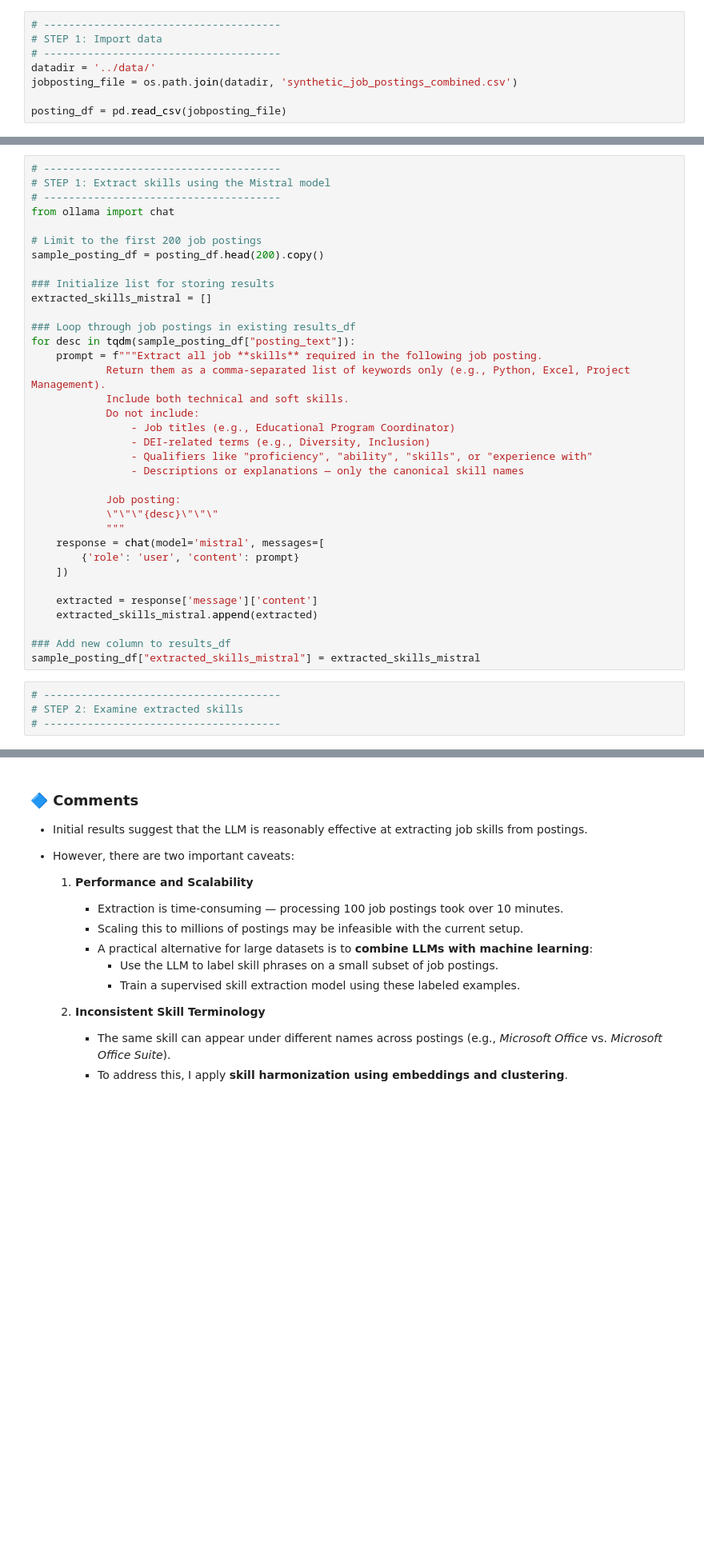
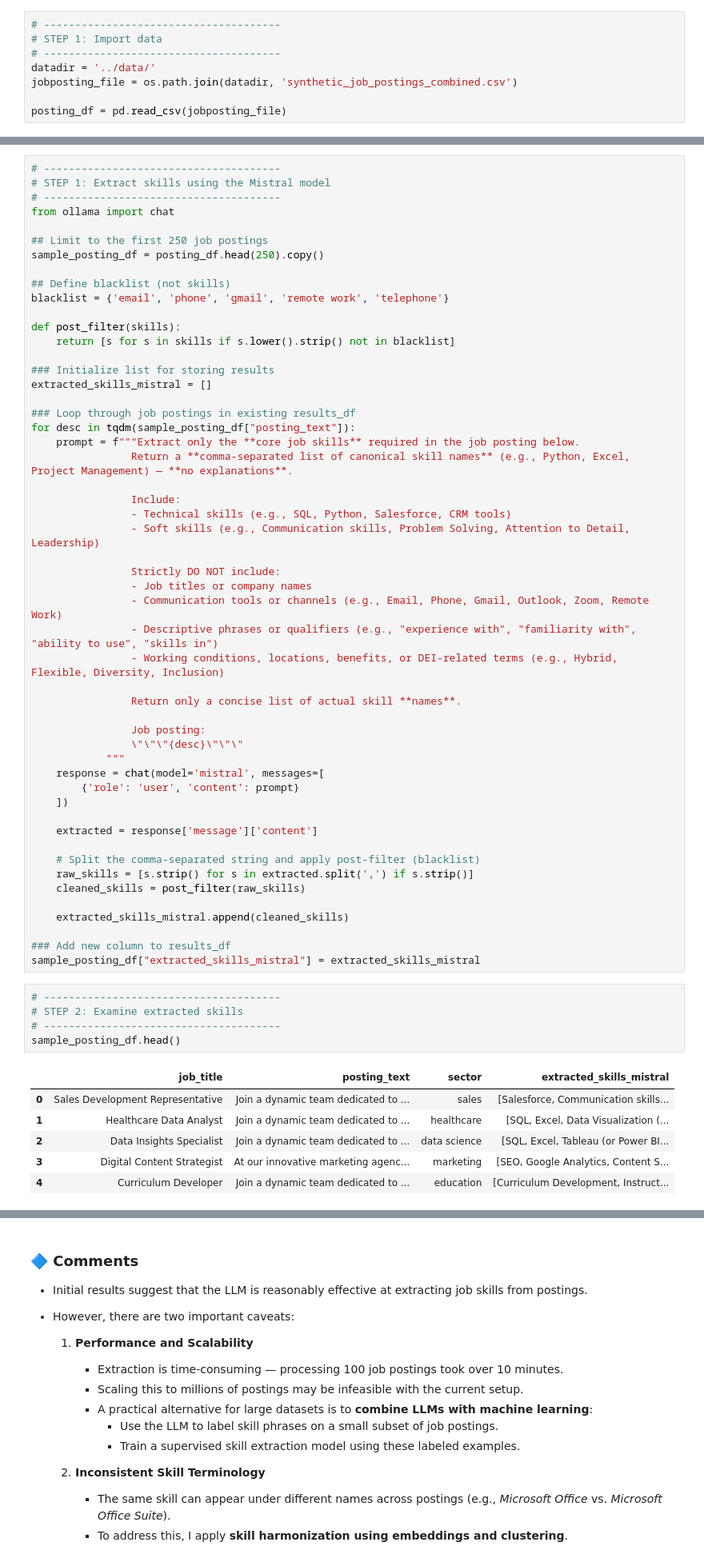
Before and after one commit to yukyungkoh/job-postings-data-project, a Jupyter notebook: 2_extract-job-skills/3_extract-job-skills_approach2-LLM.ipynb, the cells around one changed output, grey strips where cells are left out. Shown at 80% size. Saved outputs shown, nothing was run; the diff lists cells and outputs as text; blank space fills up the shorter version.

```diff
--- a/2_extract-job-skills/3_extract-job-skills_approach2-LLM.ipynb
+++ b/2_extract-job-skills/3_extract-job-skills_approach2-LLM.ipynb
@@ -57,36 +66,61 @@ len(posting_df)
 # --------------------------------------
 from ollama import chat
 
-# Limit to the first 200 job postings
-sample_posting_df = posting_df.head(200).copy()
+## Limit to the first 250 job postings
+sample_posting_df = posting_df.head(250).copy()
+
+## Define blacklist (not skills)
+blacklist = {'email', 'phone', 'gmail', 'remote work', 'telephone'}
+
+def post_filter(skills):
+    return [s for s in skills if s.lower().strip() not in blacklist]
 
 ### Initialize list for storing results
 extracted_skills_mistral = []
 
 ### Loop through job postings in existing results_df
 for desc in tqdm(sample_posting_df["posting_text"]):
-    prompt = f"""Extract all job **skills** required in the following job posting.
-            Return them as a comma-separated list of keywords only (e.g., Python, Excel, Project Management).
-            Include both technical and soft skills.
-            Do not include:
-                - Job titles (e.g., Educational Program Coordinator)
-                - DEI-related terms (e.g., Diversity, Inclusion)
-                - Qualifiers like "proficiency", "ability", "skills", or "experience with"
-                - Descriptions or explanations — only the canonical skill names
+    prompt = f"""Extract only the **core job skills** required in the job posting below.
+                Return a **comma-separated list of canonical skill names** (e.g., Python, Excel, Project Management) — **no explanations**.
 
-            Job posting:
-            \"\"\"{desc}\"\"\"
+                Include:
+                - Technical skills (e.g., SQL, Python, Salesforce, CRM tools)
+                - Soft skills (e.g., Communication skills, Problem Solving, Attention to Detail, Leadership)
+
+                Strictly DO NOT include:
+                - Job titles or company names
+                - Communication tools or channels (e.g., Email, Phone, Gmail, Outlook, Zoom, Remote Work)
+                - Descriptive phrases or qualifiers (e.g., "experience with", "familiarity with", "ability to use", "skills in")
+                - Working conditions, locations, benefits, or DEI-related terms (e.g., Hybrid, Flexible, Diversity, Inclusion)
+
+                Return only a concise list of actual skill **names**.
+
+                Job posting:
+                \"\"\"{desc}\"\"\"
             """
     response = chat(model='mistral', messages=[
         {'role': 'user', 'content': prompt}
     ])
 
     extracted = response['message']['content']
-    extracted_skills_mistral.append(extracted)
+
+    # Split the comma-separated string and apply post-filter (blacklist)
+    raw_skills = [s.strip() for s in extracted.split(',') if s.strip()]
+    cleaned_skills = post_filter(raw_skills)
+
+    extracted_skills_mistral.append(cleaned_skills)
 
 ### Add new column to results_df
 sample_posting_df["extracted_skills_mistral"] = extracted_skills_mistral
 # %%
 # --------------------------------------
 # STEP 2: Examine extracted skills
 # --------------------------------------
+sample_posting_df.head()
+# %% [output]
+|  | job_title | posting_text | sector | extracted_skills_mistral |
+| 0 | Sales Development Representative | Join a dynamic team dedicated to ... | sales | [Salesforce, Communication skills... |
+| 1 | Healthcare Data Analyst | Join a dynamic team dedicated to ... | healthcare | [SQL, Excel, Data Visualization (... |
+| 2 | Data Insights Specialist | Join a dynamic team dedicated to ... | data science | [SQL, Excel, Tableau (or Power BI... |
+| 3 | Digital Content Strategist | At our innovative marketing agenc... | marketing | [SEO, Google Analytics, Content S... |
+| 4 | Curriculum Developer | Join a dynamic team dedicated to ... | education | [Curriculum Development, Instruct... |
```
Also changed, not shown: parts of 10 cells of this notebook, 1 other file.
